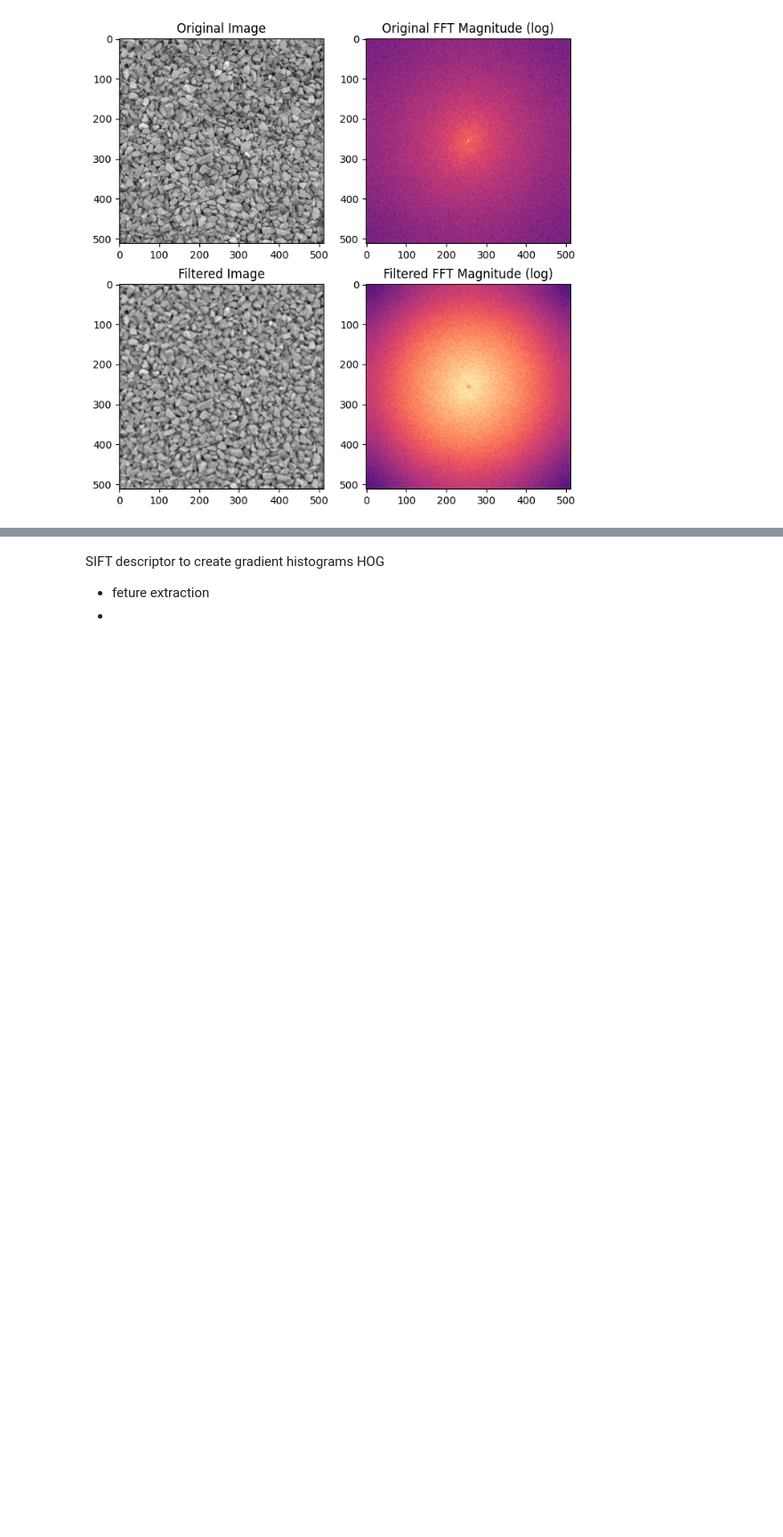
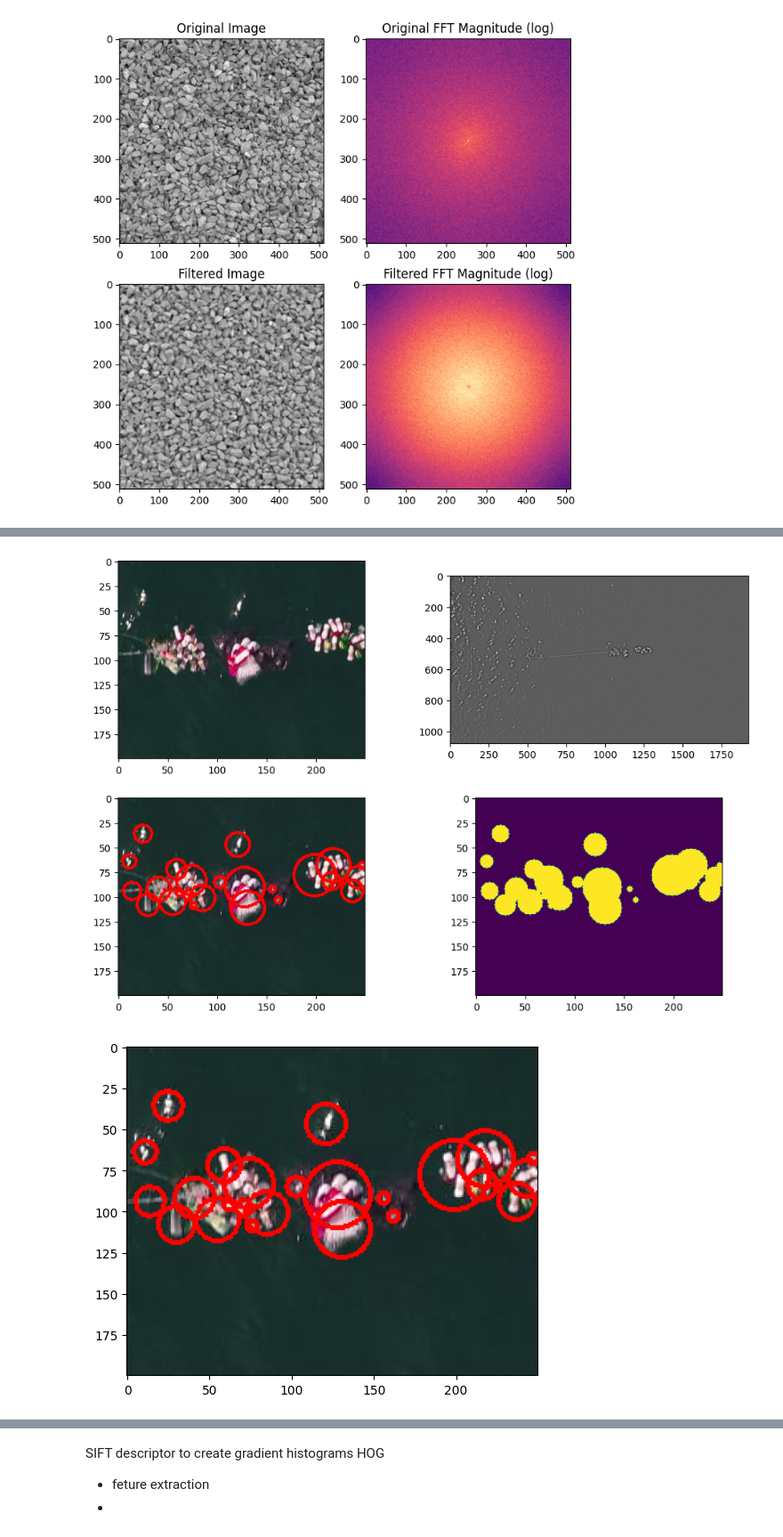
Before and after one commit to IgorCzudy/Trash-detection-, a Jupyter notebook: bistrina.ipynb, the cells around one changed output, grey strips where cells are left out. Shown at 89% size. Cells and saved outputs as stored; diff of their text form; code cells hidden in the pictures; blank space fills up the shorter version.

```diff
--- a/bistrina.ipynb
+++ b/bistrina.ipynb
@@ -79,0 +84,79 @@ plt.show()
+# %%
+import os
+import cv2
+
+def get_sigma(altitude):
+    if altitude <= 5:
+        sigma = 6
+    elif altitude <= 10:
+        sigma = 5
+    elif altitude <= 15:
+        sigma = 4
+    elif altitude <= 20:
+        sigma = 3
+    else:
+        sigma = 2
+    return sigma
+
+
+filename = "record4_102_19.JPG"
+image = io.imread('data/bistrina_imgs/' + filename)
+
+altitude = int(os.path.splitext(filename)[0].split('_')[-1])
+
+### Apply difference of gaussians
+sigma = get_sigma(altitude)
+
+gray_image = color.rgb2gray(image)
+float_image = img_as_float(gray_image)
+
+dog_image = difference_of_gaussians(float_image, sigma, 1.6*sigma)
+
+threshold = 0.03
+
+mask = dog_image.copy()
+_, mask = cv2.threshold(mask, threshold, 1, cv2.THRESH_BINARY)
+mask = mask.astype(np.uint8)
+
+mask = mask[400:600,1000:1250]
+image = image[400:600,1000:1250]
+### Find ROIs
+contours, _ = cv2.findContours(mask, cv2.RETR_EXTERNAL, cv2.CHAIN_APPROX_SIMPLE)
+image_with_contours = image.copy()
+black = np.zeros_like(mask)
+
+rois = []
+circles = []
+for contour in contours:
+    x, y, w, h = cv2.boundingRect(contour)
+
+    # Draw the circle around the ROI
+    scaling_factor = 1.5 # increase the size of the circle for merging the ROIs
+    center = (x + w // 2, y + h // 2)
+    radius = int(scaling_factor * max(w, h) / 2)
+    cv2.circle(image_with_contours, center, radius, (255, 0, 0), 2)
+    cv2.circle(black, center, radius, (255, 0, 0), -1)
+    circles.append((*center, radius))
+
+    # cv2.rectangle(image_with_contours, (x, y), (x + w, y + h), (0, 255, 0), 2)
+
+    # Add ROI to the list
+    roi_image = image[y:y+h, x:x+w]
+    rois.append(roi_image)
+
+### Merge ROIs
+
+fig, axes = plt.subplots(2, 2, figsize=(12, 8))  # Changed figsize to accommodate two rows
+ax = axes.ravel()
+ax[0].imshow(image)
+ax[1].imshow(dog_image, cmap='gray')
+ax[2].imshow(image_with_contours)
+ax[3].imshow(black)
+plt.show()
+
+plt.imshow(image_with_contours)
+
+del gray_image, float_image, dog_image, mask, contours, image_with_contours, black, rois, roi_image
+# %% [output]
+[figure, added]
+[figure, added]
```
Also changed, not shown: parts of 6 cells of this notebook.
